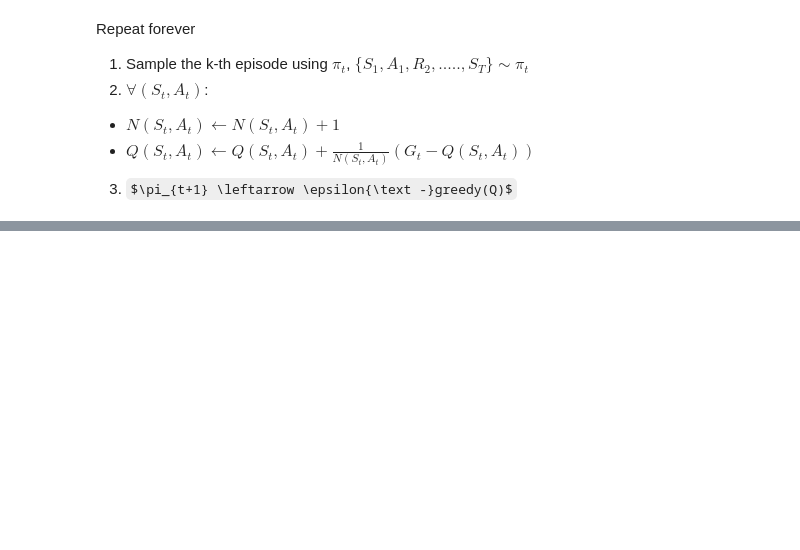
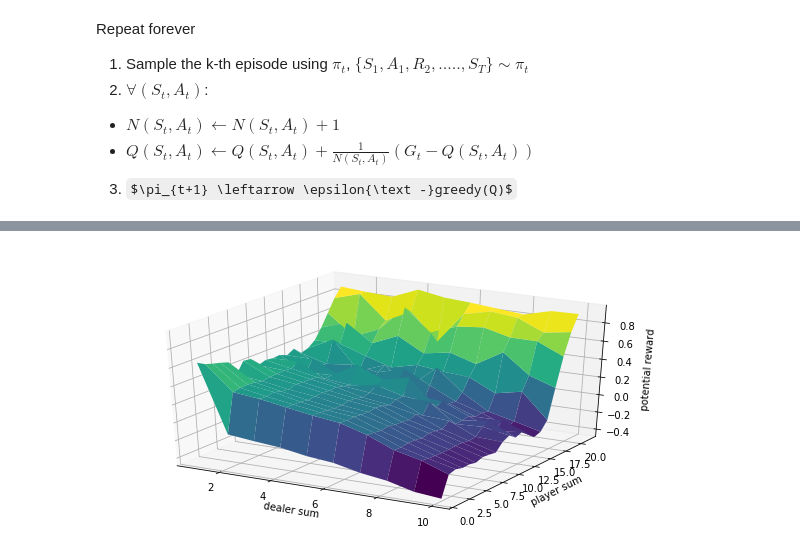
Before and after one commit to lionadis/Easy21, a Jupyter notebook: Easy21.ipynb, the cells around one changed output, grey strips where cells are left out. Saved outputs shown, nothing was run; the diff lists cells and outputs as text; code cells hidden in the pictures; some formulas as TeX source; blank space fills up the shorter version.

```diff
--- a/Easy21.ipynb
+++ b/Easy21.ipynb
@@ -220,0 +280,25 @@ plot_value_function("MC ", agent.value_function())
+# %%
+def sarsa_lambda_control(agent=None,_lambda=1, num_episodes=1000000, verbose=False):
+  if not agent:
+    agent = SarsaAgent(_lambda)
+  wins = 0
+  for episode in range(1, num_episodes + 1):
+    env = Easy21Env(Dealer())
+    agent.reset_eligibility_traces()
+    s = env.reset()
+    a = agent.action(s)
+    while not s.is_terminated:
+      next_s, r = env.step(s, a)
+      next_a = agent.action(next_s)
+      agent.learn(s, a, r, next_s, next_a)
+      s = next_s
+      a = next_a
+    wins += (r == 1)
+    if(episode % (num_episodes / 10) == 0 and verbose):
+      print("episode {} winrate {}".format(episode, 1.0 * wins / (episode)))
+  return agent
+# %%
+agent = sarsa_lambda_control(_lambda=1)
+plot_value_function("Sarsa, lamda = 1, MC", agent.value_function())
+# %% [output]
+[figure, added]
```
Also changed, not shown: parts of 21 cells of this notebook.
